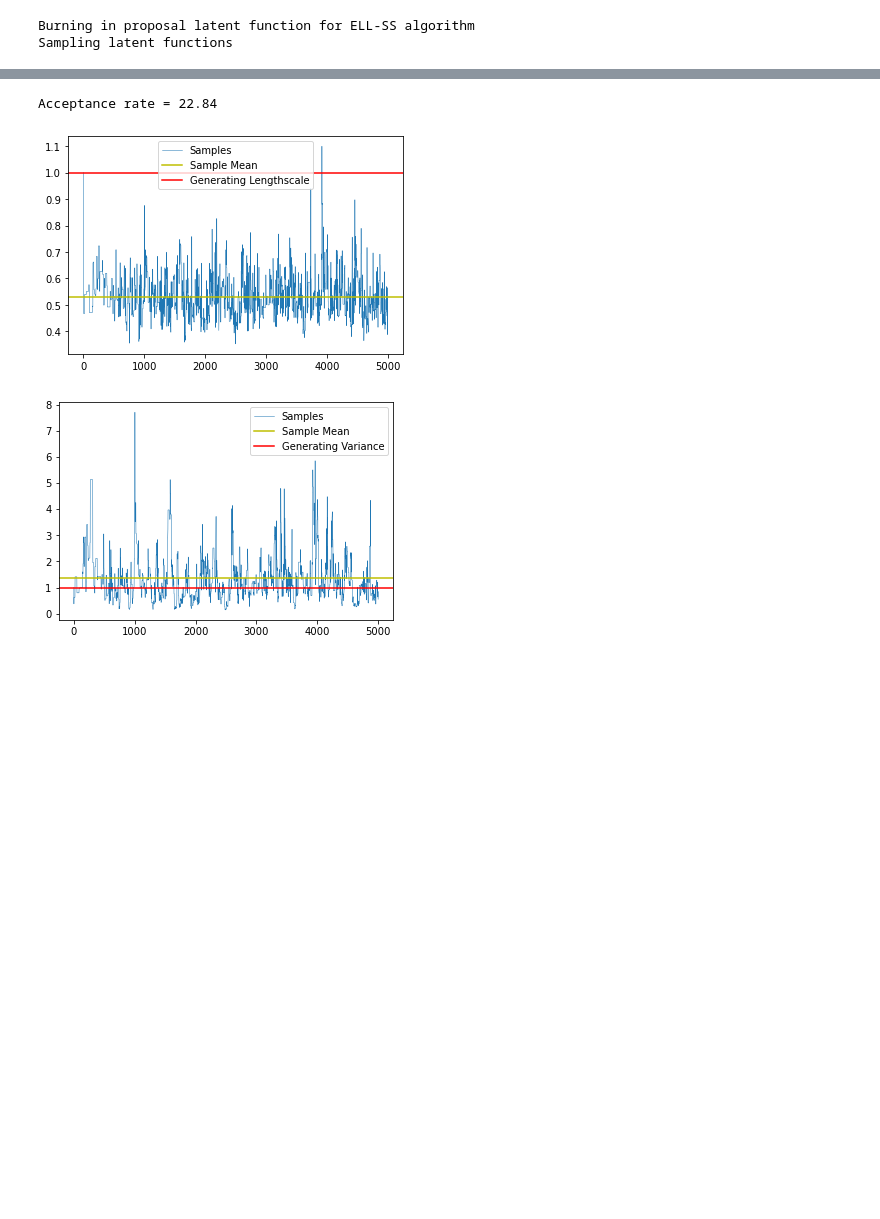
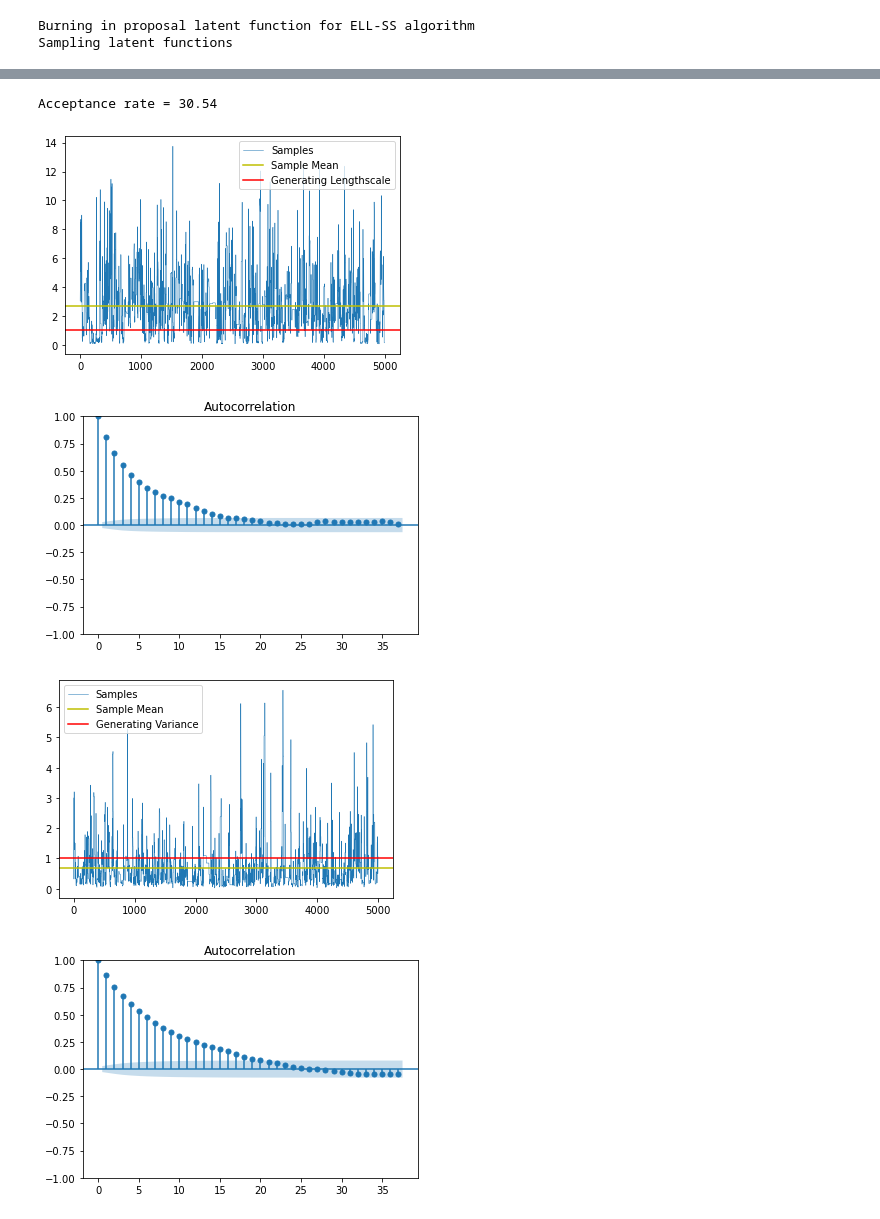
Before and after one commit to Tennessee-Wallaceh/gproc, a Jupyter notebook: notebooks/Prediction.ipynb, the cells around one changed output, grey strips where cells are left out. Cells and saved outputs as stored; diff of their text form; code cells hidden in the pictures; blank space fills up the shorter version.

```diff
--- a/notebooks/Prediction.ipynb
+++ b/notebooks/Prediction.ipynb
@@ -16,23 +15,24 @@ ModuleNotFoundError: No module named 'gproc.ellss'
 # %%
-N = 50 # Data size
+N = 150 # Data size
 D = 1 # Data dimension
 
 x = np.random.normal(0, 1, N * D).reshape(-1, D) # Reshape to N x D matrix
 true_lengthscale = 1
 true_variance = 1
-y, prob_y, f = sample_at_x(x, kernel_fcn = squared_exponential, kernel_params = {'lengthscale': true_lengthscale, 'variance': true_variance})
+kernel = SquaredExponential(lengthscale = true_lengthscale, variance = true_variance)
 
-lap_kernel = SquaredExponential(lengthscale = true_lengthscale, variance = true_variance)
+y, prob_y, f = sample_at_x(x, kernel)
 
-gram = lap_kernel.make_gram(x, x)
-inverse_gram = chol_inverse(gram)
+
+gram = kernel.make_gram(x, x)
+inverse_gram, _ = chol_inverse(gram)
 # %%
 # Get approximation to latent function posterior
 laplace_mean, df_ll, laplace_cov, objective_history, converged = laplace_approximation_probit(y, inverse_gram)
 
 print(f'Converged: {converged}')
 
-marg_0 = importance_sampler(y, x, laplace_mean, laplace_cov, 100)
+marg_0 = importance_sampler(y, x, laplace_mean, laplace_cov, 100, gram)
 marg_0
 # %% [output]
 Converged: True
@@ -56,21 +56,29 @@ plt.show()
 # %%
 print(f'Acceptance rate = {move_arr.mean()*100}')
 
-plt.plot(np.exp(th_arr[:, 0]), label = 'Samples', linewidth = 0.5)
+plt.plot(np.exp(th_arr[:, 0]) + 0.05, label = 'Samples', linewidth = 0.5)
 plt.axhline(y = np.mean(np.exp(th_arr[:, 0])), c = 'y', label = 'Sample Mean')
 plt.axhline(y = true_lengthscale, label = 'Generating Lengthscale', c = 'r')
 plt.legend()
+plt.show()
+
+plot_acf(np.exp(th_arr[:, 0]))
 plt.show()
 
 plt.plot(np.exp(th_arr[:, 1]), label = 'Samples', linewidth = 0.5)
 plt.axhline(y = np.mean(np.exp(th_arr[:, 1])), c = 'y', label = 'Sample Mean')
 plt.axhline(y = true_variance, label = 'Generating Variance', c = 'r')
 plt.legend()
 plt.show()
+
+plot_acf(np.exp(th_arr[:, 1]))
+plt.show()
 # %% [output]
-Acceptance rate = 22.84
+Acceptance rate = 30.54
-[figure, old version]
+[figure, new version]
-[figure, old version]
+[figure, new version]
+[figure, added]
+[figure, added]
 # %%
 sort_ix = np.argsort(x.reshape(-1))
 
```
Also changed, not shown: parts of 6 cells of this notebook, 5 other files.
